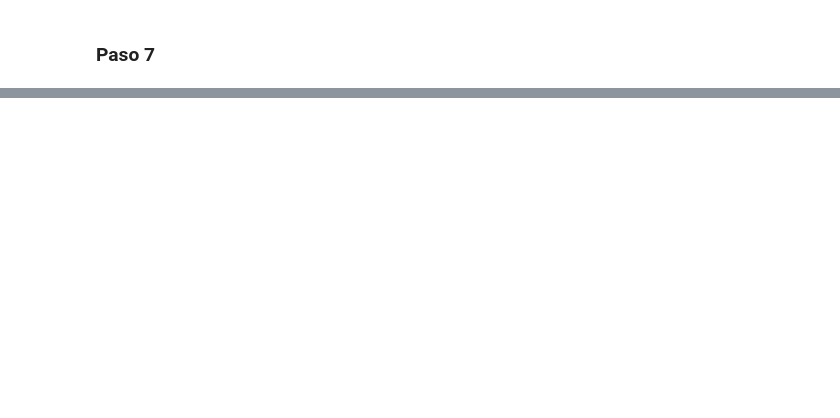
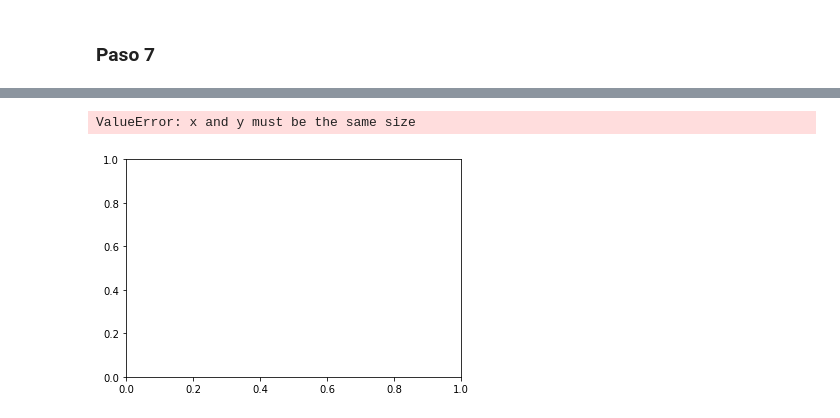
Before and after one commit to Richard23galileo/ProyectoFinal, a Jupyter notebook: Proyecto.ipynb, the cells around one changed output, grey strips where cells are left out. Drawn from its saved outputs; the diff is of its cells as text; code cells hidden in the pictures; blank space fills up the shorter version.

```diff
--- a/Proyecto.ipynb
+++ b/Proyecto.ipynb
@@ -182,0 +232,8 @@ array([[  1.,   2.,   3., ..., 997., 998., 999.],
+# %%
+r = np.hstack([vecx, vecy])
+r
+# %%
+b1 = 0.1
+b0 = 0.2
+betas = np.array([[b0], [b1]])
+betas
@@ -182,0 +243,3 @@ array([[  1.,   2.,   3., ..., 997., 998., 999.],
+# %%
+r2 = np.dot(r, betas)
+r2
@@ -182,0 +267,3 @@ array([[  1.,   2.,   3., ..., 997., 998., 999.],
+# %%
+error = y - r2
+error
@@ -182,0 +284,8 @@ array([[  1.,   2.,   3., ..., 997., 998., 999.],
+# %%
+plt.scatter (vecx, error)
+plt.xlabel('Label X')
+plt.ylabel('Label Y')
+plt.show()
+# %% [output]
+ValueError: x and y must be the same size
+[figure, added]
```
Also changed, not shown: parts of 16 cells of this notebook.
